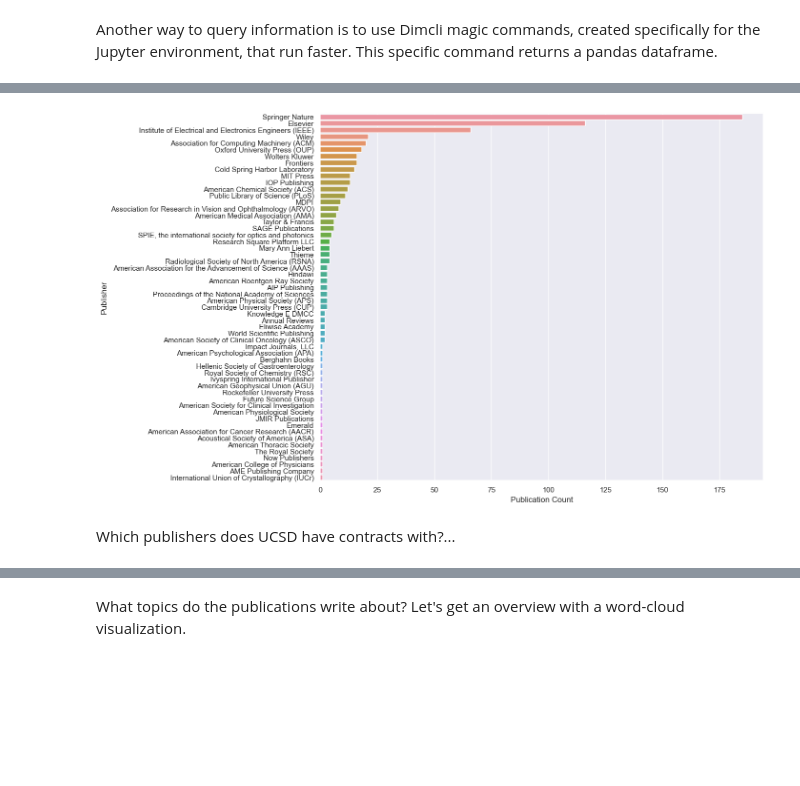
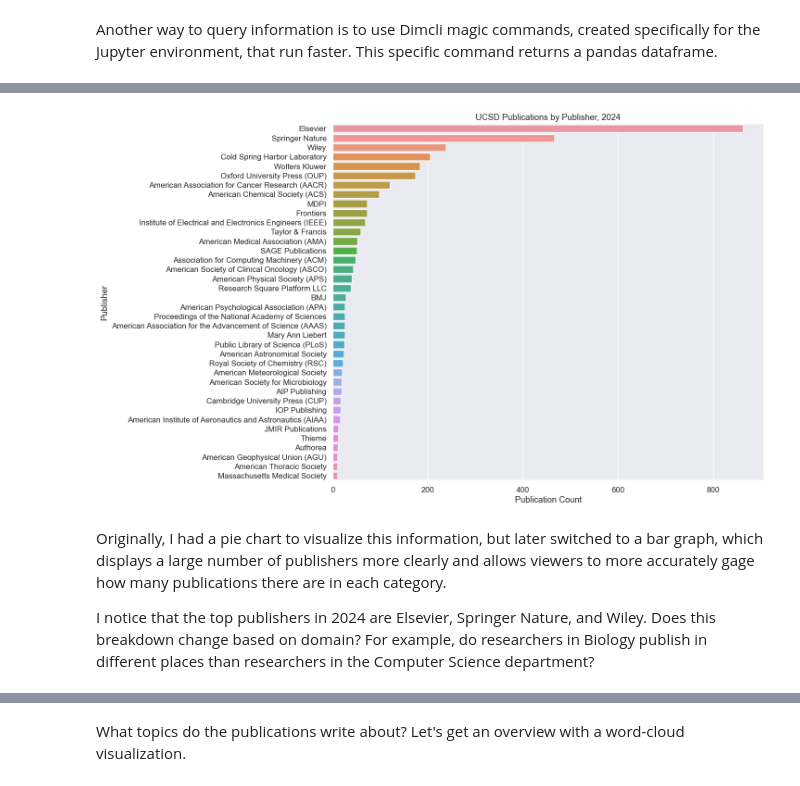
Before and after one commit to stephlabou/DGL_dimensions, a Jupyter notebook: Dimensions.ipynb, the cells around one changed output, grey strips where cells are left out. Drawn from its saved outputs; the diff is of its cells as text; code cells hidden in the pictures; blank space fills up the shorter version.

Commit message:
Removed pie publisher chart, added contents, data processing for cat column

```diff
--- a/Dimensions.ipynb
+++ b/Dimensions.ipynb
@@ -91,11 +84,10 @@ Let's start querying to do some exploratory data analysis on research done at UC
 # %%
 GRIDID_LIST = ["grid.266100.3", "grid.420234.3", "grid.413086.8"]
-# GRIDID_LIST = ["grid.266100.3"]
 GRID_NAMES = ['University of California, San Diego', 'UC San Diego Health System',
-              'University of California San Diego Medical Center']
+              'University of California San Diego Medical Center'] # corresponds to the grid IDs
 # other possible orgs - Rady's Children hospital, Supercomputer Center
 
-FIELDS = "title+type+year+journal+authors+research_orgs+research_org_names+publisher+times_cited+funders+authors_count"
+FIELDS = "title+type+year+journal+authors+research_orgs+research_org_names+publisher+times_cited+funders+authors_count+category_for"
 # %%
 # search publications from 2024, limit to 300 because of API limits
 query = f"""search publications
@@ -153,3 +143,8 @@ After querying from Dimensions, let's organize our data so it is easier to work
 pubs['funder_name'] = pubs['funders'].apply(lambda x : [] if isinstance(x, float)
                                             else [dict['name'] for dict in x])
+# %%
+# category_for format is a list of dictionaries, each dictionary containing the keys id and name
+# only include broad categories from the ANZSRC, which have 2-digit codes
+pubs['overall_cat'] = pubs['category_for'].apply(lambda x : [] if isinstance(x, float)
+                                                 else [dict['name'] for dict in x if not dict['name'][0:4].isdigit()])
 # %% [markdown]
@@ -157,7 +154,9 @@ pubs['funder_name'] = pubs['funders'].apply(lambda x : [] if isinstance(x, float
 # %%
-# create dataframe to create an order to sort visualization of publishers
+# create dataframe to combine the publishers with only 1 publication into the group Other
 count_publisher = pubs['publisher'].value_counts().reset_index()
-# count_publisher = count_publisher[count_publisher['publisher'] > 4] # don't include publishers with <4 UCSD publications
+other_num = count_publisher[count_publisher['publisher'] < 10]['publisher'].sum()
+count_publisher = count_publisher[count_publisher['publisher'] >= 10] # delete publishers with <4 publications
+# count_publisher.loc[len(count_publisher)] = ['Other', other_num] # add row for the Other
 count_publisher.head()
 # %% [output]
 |  | index | publisher |
@@ -176,9 +168,13 @@ plt.show()
 # %%
+sns.set(font_scale=1.1)
 sns.barplot(count_publisher, x="publisher", y="index", order=count_publisher['index'])
 plt.xlabel('Publication Count')
 plt.ylabel('Publisher')
+plt.title('UCSD Publications by Publisher, 2024')
 plt.show()
 # %% [output]
-[figure, old version]
+[figure, new version]
 # %% [markdown]
-Which publishers does UCSD have contracts with?...
+Originally, I had a pie chart to visualize this information, but later switched to a bar graph, which displays a large number of publishers more clearly and allows viewers to more accurately gage how many publications there are in each category.
+
+I notice that the top publishers in 2024 are Elsevier, Springer Nature, and Wiley. Does this breakdown change based on domain? For example, do researchers in Biology publish in different places than researchers in the Computer Science department?
```
Also changed, not shown: parts of 31 cells of this notebook.
